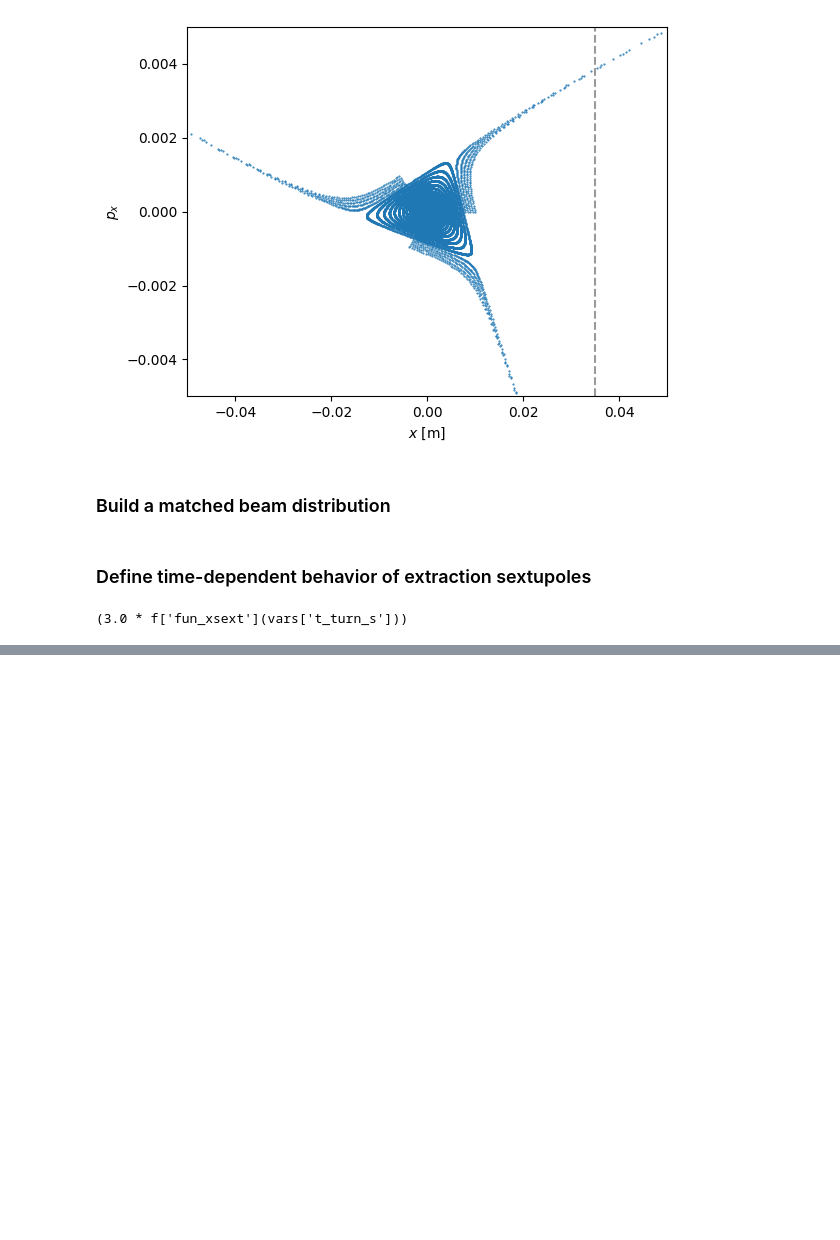
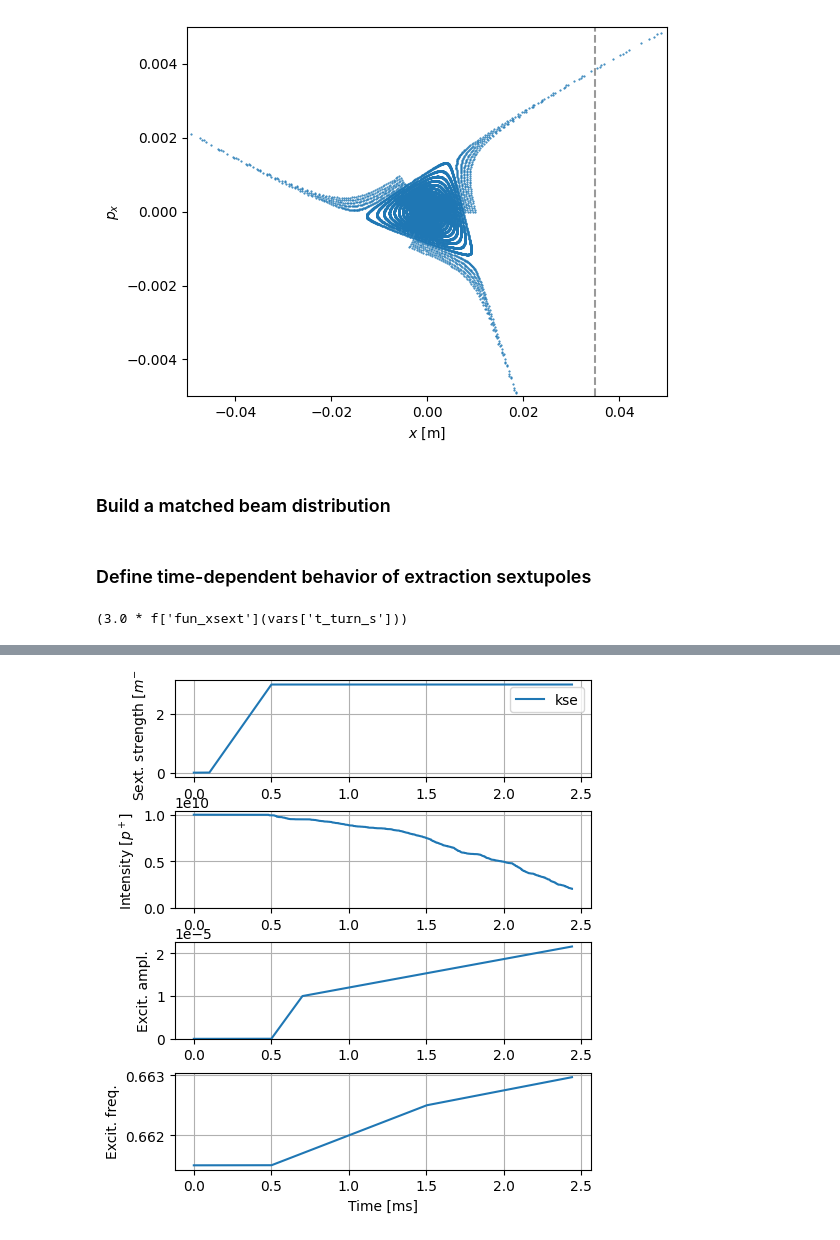
Before and after one commit to xsuite/tutorial_cern_seminar, a Jupyter notebook: notebook_06b_mixed_beams_slow_extraction.ipynb, the cells around one changed output, grey strips where cells are left out. Drawn from its saved outputs; the diff is of its cells as text; code cells hidden in the pictures; blank space fills up the shorter version.

```diff
--- a/notebook_06b_mixed_beams_slow_extraction.ipynb
+++ b/notebook_06b_mixed_beams_slow_extraction.ipynb
@@ -185,0 +208,18 @@ plt.show()
+# %%
+line.functions['fun_excit'] = xt.FunctionPieceWiseLinear(
+    x=[0, 0.5e-3, 0.7e-3,    4e-3],
+    y=[0, 0,       1e-5,   3.2e-5])
+line.functions['fun_freq'] = xt.FunctionPieceWiseLinear(
+    x=[0,     0.5e-3,  1.5e-3, 2.5e-3],
+    y=[0.6615 ,0.6615, 0.6625, 0.663])
+
+line.vars['ampl_excit'] = line.functions['fun_excit'](line.ref['t_turn_s'])
+line.vars['freq_excit'] = line.functions['fun_freq'](line.ref['t_turn_s'])
+
+line['spill_exc'].amplitude = env.ref['ampl_excit']
+line['spill_exc'].tune = env.ref['freq_excit']
+# %%
+# Reset simulation time
+line.vars['t_turn_s'] = 0
+# Back to initial particles distribution
+p = p0.copy()
@@ -185,0 +234,32 @@ plt.show()
+# %%
+plt.figure(figsize=(6.4, 4.8*1.2))
+
+t_ms = np.array(line.log_last_track['t_turn_s']) * 1e3
+
+ax1 = plt.subplot(4,1,1)
+plt.plot(t_ms, line.log_last_track['kse'], label='kse')
+plt.ylabel('Sext. strength [$m^{-2}$]')
+plt.legend()
+plt.grid()
+
+ax2 = plt.subplot(4,1,2, sharex=ax1)
+plt.plot(t_ms, line.log_last_track['intensity'])
+plt.ylim(bottom=0)
+plt.ylabel('Intensity [$p^+$]')
+plt.grid()
+
+ax3 = plt.subplot(4,1,3, sharex=ax1)
+plt.plot(t_ms, line.log_last_track['ampl_excit'])
+plt.ylim(bottom=0)
+plt.ylabel('Excit. ampl.')
+plt.grid()
+
+ax3 = plt.subplot(4,1,4, sharex=ax1)
+plt.plot(t_ms, line.log_last_track['freq_excit'])
+plt.ylabel('Excit. freq.')
+plt.xlabel('Time [ms]')
+plt.grid()
+
+plt.subplots_adjust(top=.95, bottom=.1, left=.25, hspace=.35)
+# %% [output]
+[figure, added]
```
Also changed, not shown: parts of 10 cells of this notebook.
